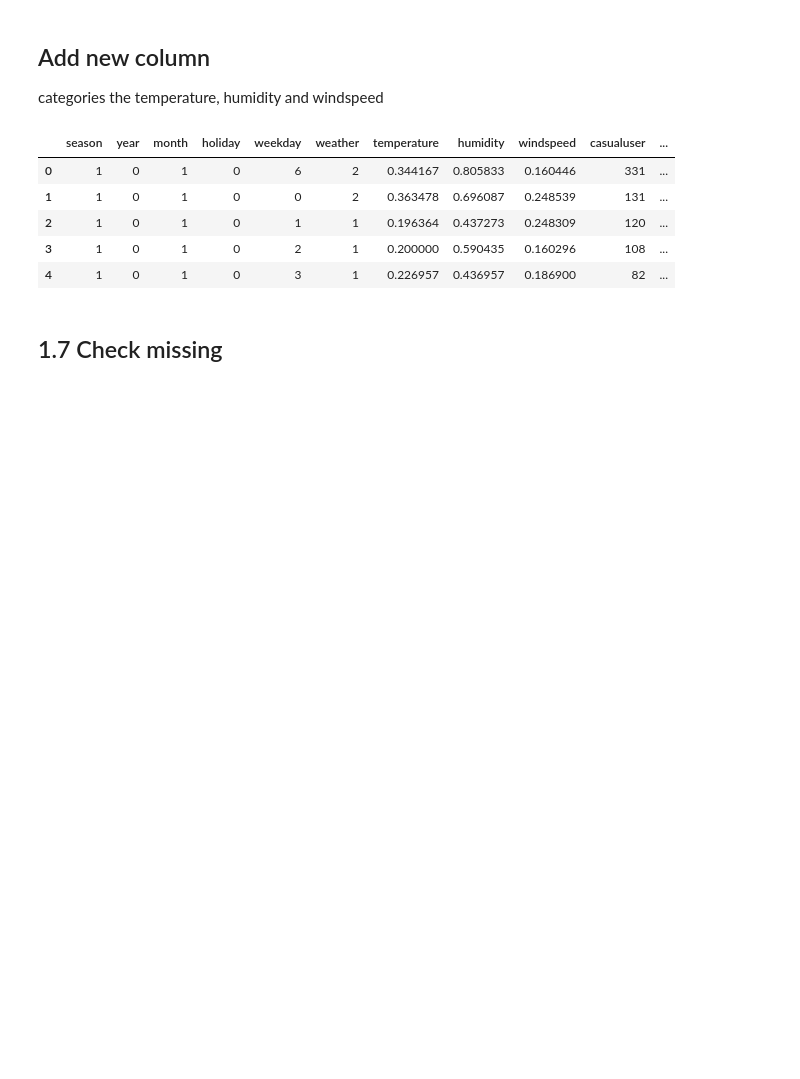
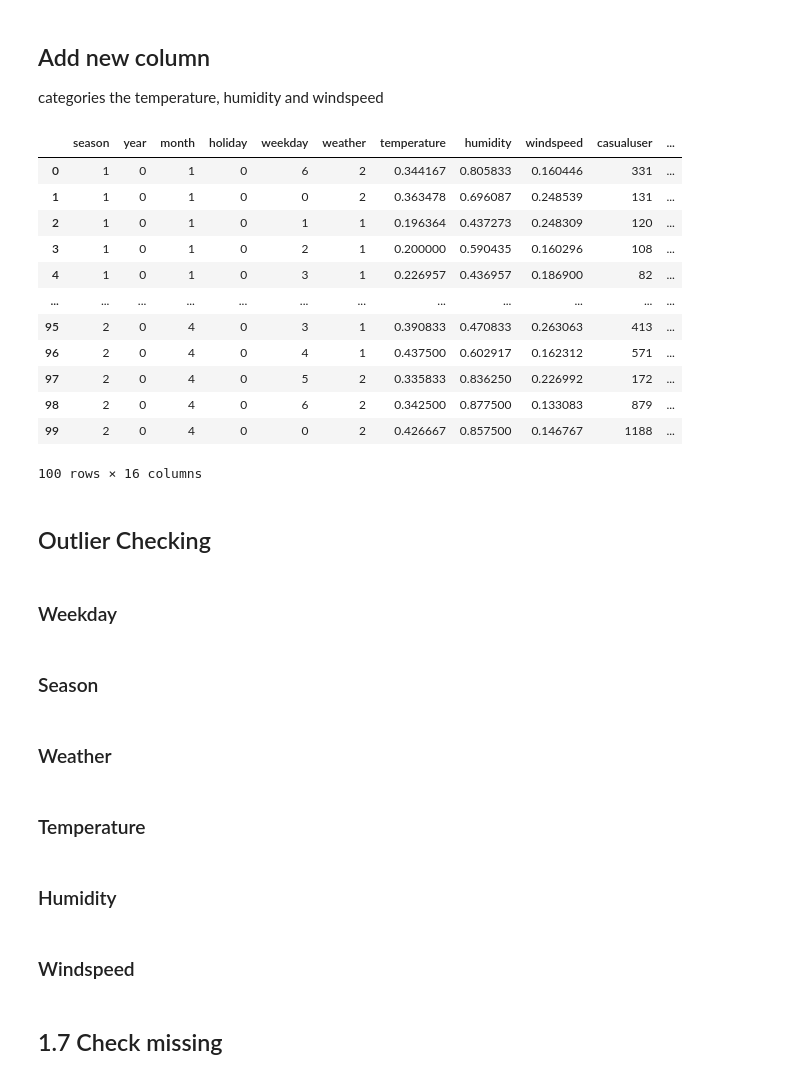
Before and after one commit to lianaling/bike-rental-forecast, a Jupyter notebook: notebooks/1.0 data-preprocessing.ipynb, the cells around one changed output. Drawn from its saved outputs; the diff is of its cells as text; code cells hidden in the pictures; blank space fills up the shorter version.

```diff
--- a/notebooks/1.0 data-preprocessing.ipynb
+++ b/notebooks/1.0 data-preprocessing.ipynb
@@ -169,31 +169,44 @@ for i in range(len(df_day_data)):
     elif (df_day_data['windspeed'][i] >= 0.1 and df_day_data['windspeed'][i] < 0.2):
         df_day_data['wind_cat'][i] = '0.1 - 0.2'
     elif (df_day_data['windspeed'][i] >= 0.1 and df_day_data['windspeed'][i] < 0.3):
         df_day_data['wind_cat'][i] = '0.2 - 0.3'
     elif (df_day_data['windspeed'][i] >= 0.3 and df_day_data['windspeed'][i] < 0.4):
         df_day_data['wind_cat'][i] = '0.3 - 0.4'
     elif (df_day_data['windspeed'][i] >= 0.4 and df_day_data['windspeed'][i] < 0.5):
         df_day_data['wind_cat'][i] = '0.4 - 0.5'
     elif (df_day_data['windspeed'][i] >= 0.5 and df_day_data['windspeed'][i] < 0.6):
         df_day_data['wind_cat'][i] = '0.5 - 0.6'
     elif (df_day_data['windspeed'][i] >= 0.6 and df_day_data['windspeed'][i] < 0.7):
         df_day_data['wind_cat'][i] = '0.6 - 0.7'
     elif (df_day_data['windspeed'][i] >= 0.7 and df_day_data['windspeed'][i] < 0.8):
         df_day_data['wind_cat'][i] = '0.7 - 0.8'
     elif (df_day_data['windspeed'][i] >= 0.8 and df_day_data['windspeed'][i] < 0.9):
         df_day_data['wind_cat'][i] = '0.8 - 0.9'
     elif (df_day_data['windspeed'][i] >= 0.9 and df_day_data['windspeed'][i] < 1.0):
         df_day_data['wind_cat'][i] = '0.9 - 1.0'
     else:
         df_day_data['wind_cat'][i] = '> 1.0'
 
 df2 = df_day_data
+# (t+8)/(47), t_min=-8, t_max=+39
+df2["New Temp"] = 0.0
+for i in range(len(df2)):
+    df2["New Temp"][i] = (df2["temperature"][i] * 47) - 8
 df_day_data = df_day_data.drop(columns=['temp_cat', 'hum_cat', 'wind_cat'])
-df2.head()
+df2.head(100)
 # %% [output]
 |  | season | year | month | holiday | weekday | weather | temperature | humidity | windspeed | casualuser | ... |
 | 0 | 1 | 0 | 1 | 0 | 6 | 2 | 0.344167 | 0.805833 | 0.160446 | 331 | ... |
 | 1 | 1 | 0 | 1 | 0 | 0 | 2 | 0.363478 | 0.696087 | 0.248539 | 131 | ... |
 | 2 | 1 | 0 | 1 | 0 | 1 | 1 | 0.196364 | 0.437273 | 0.248309 | 120 | ... |
 | 3 | 1 | 0 | 1 | 0 | 2 | 1 | 0.200000 | 0.590435 | 0.160296 | 108 | ... |
 | 4 | 1 | 0 | 1 | 0 | 3 | 1 | 0.226957 | 0.436957 | 0.186900 | 82 | ... |
+| ... | ... | ... | ... | ... | ... | ... | ... | ... | ... | ... | ... |
+| 95 | 2 | 0 | 4 | 0 | 3 | 1 | 0.390833 | 0.470833 | 0.263063 | 413 | ... |
+| 96 | 2 | 0 | 4 | 0 | 4 | 1 | 0.437500 | 0.602917 | 0.162312 | 571 | ... |
+| 97 | 2 | 0 | 4 | 0 | 5 | 2 | 0.335833 | 0.836250 | 0.226992 | 172 | ... |
+| 98 | 2 | 0 | 4 | 0 | 6 | 2 | 0.342500 | 0.877500 | 0.133083 | 879 | ... |
+| 99 | 2 | 0 | 4 | 0 | 0 | 2 | 0.426667 | 0.857500 | 0.146767 | 1188 | ... |
+100 rows × 16 columns
+# %% [markdown]
+## Outlier Checking
@@ -199,0 +215,2 @@ df2.head()
+# %% [markdown]
+### Weekday
@@ -200,3 +240,13 @@ df2.head()
+# %% [markdown]
+### Season
+# %% [markdown]
+### Weather
+# %% [markdown]
+### Temperature
+# %% [markdown]
+### Humidity
+# %% [markdown]
+### Windspeed
 # %% [markdown]
 ## 1.7 Check missing
 # %%
```
Also changed, not shown: parts of 5 cells of this notebook.
